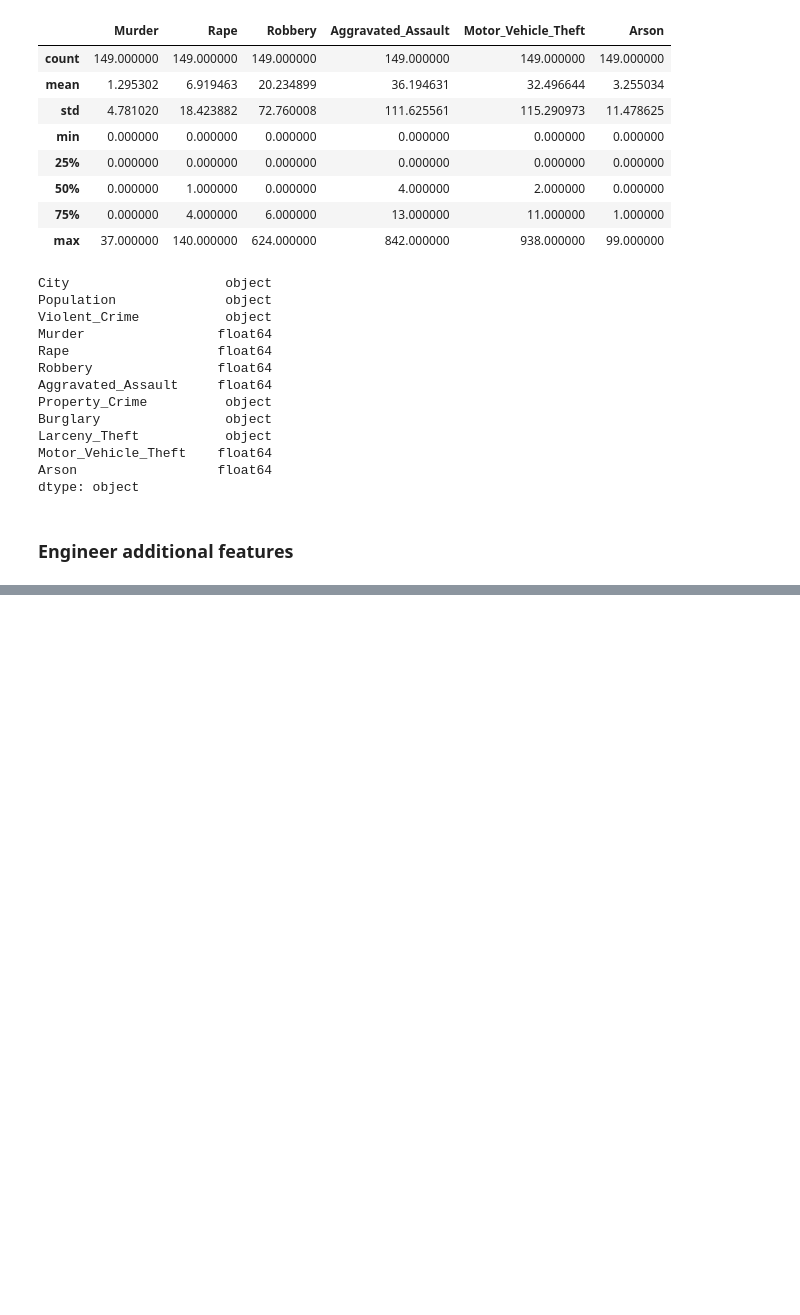
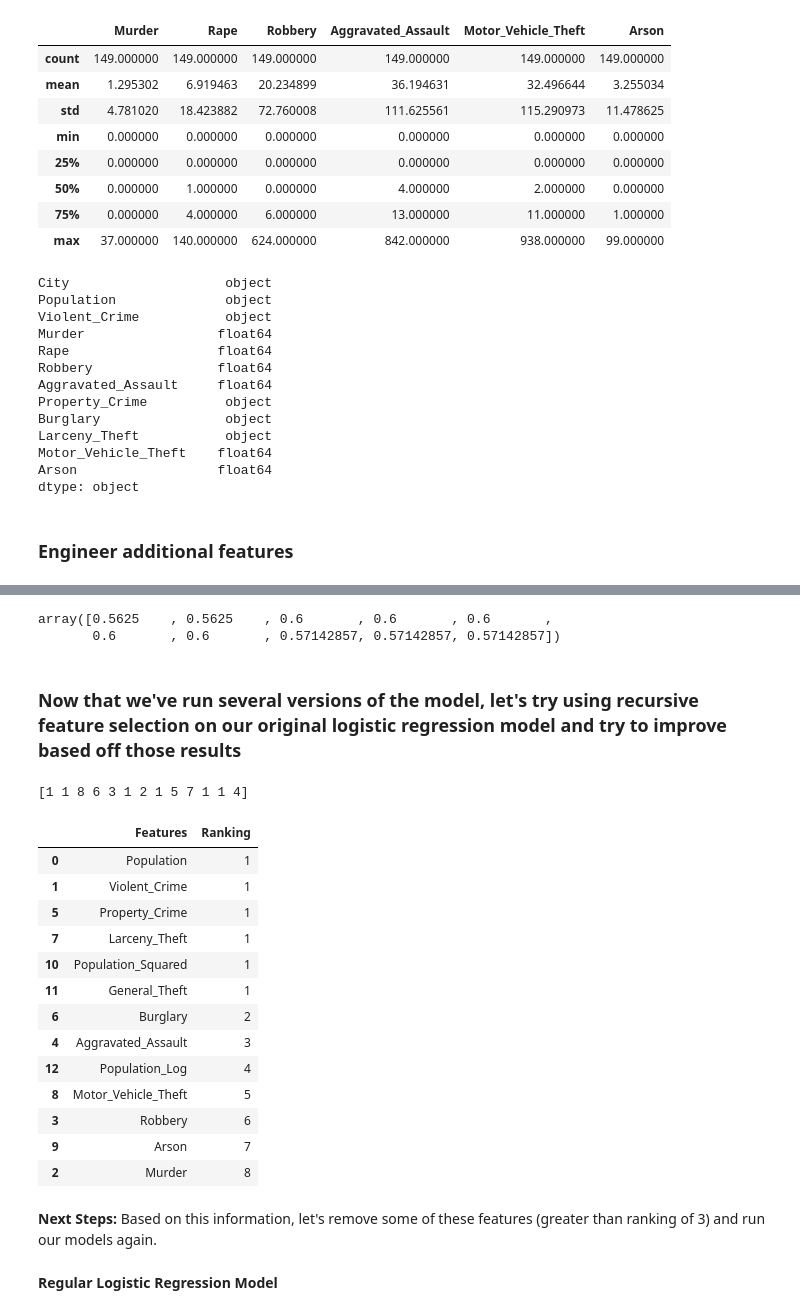
Before and after one commit to str007/Thinkful, a Jupyter notebook: Logistic, Ridge, Lasso Challenge.ipynb, the cells around one changed output, grey strips where cells are left out. Drawn from its saved outputs; the diff is of its cells as text; code cells hidden in the pictures; blank space fills up the shorter version.

```diff
--- a/Logistic, Ridge, Lasso Challenge.ipynb
+++ b/Logistic, Ridge, Lasso Challenge.ipynb
@@ -199,0 +150,26 @@ print(lr.score(X, y))
+# %%
+#Create dataframe slice for features
+va_crime_features = va_crime.iloc[:,1:len(va_crime.columns)]
+# %%
+#Drop rape from features dataframe
+va_crime_features.drop('Rape', axis=1, inplace=True)
+# %%
+# Declare a logistic regression classifier
+lr = LogisticRegression()
+Y = va_crime['Rape']
+X = va_crime_features
+
+# Fit the model.
+fit = lr.fit(X, Y)
+
+# Display.
+print('Coefficients')
+print(fit.coef_)
+print(fit.intercept_)
+pred_y_sklearn = lr.predict(X)
+
+print('\n Accuracy')
+print(pd.crosstab(pred_y_sklearn, Y))
+
+print('\n Percentage accuracy')
+print(str(lr.score(X, Y)*100) + '%')
@@ -199,0 +293,41 @@ print(lr.score(X, y))
+# %%
+#Cross-Validation
+
+display(cross_val_score(lr_ridge, va_crime_features, va_crime['Rape'], cv=10))
+# %% [output]
+array([0.5625    , 0.5625    , 0.6       , 0.6       , 0.6       ,
+       0.6       , 0.6       , 0.57142857, 0.57142857, 0.57142857])
+# %% [markdown]
+### Now that we've run several versions of the model, let's try using recursive feature selection on our original logistic regression model and try to improve based off those results
+# %%
+# Pass logistic regression model to the RFE constructor
+from sklearn.feature_selection import RFE
+
+selector = RFE(lr)
+selector = selector.fit(va_crime_features, va_crime['Rape'])
+# %%
+print(selector.ranking_)
+# %% [output]
+[1 1 8 6 3 1 2 1 5 7 1 1 4]
+# %%
+#Now turn into a dataframe so you can sort by rank
+
+rankings = pd.DataFrame({'Features': va_crime_features.columns, 'Ranking' : selector.ranking_})
+rankings.sort_values('Ranking')
+# %% [output]
+|  | Features | Ranking |
+| 0 | Population | 1 |
+| 1 | Violent_Crime | 1 |
+| 5 | Property_Crime | 1 |
+| 7 | Larceny_Theft | 1 |
+| 10 | Population_Squared | 1 |
+| 11 | General_Theft | 1 |
+| 6 | Burglary | 2 |
+| 4 | Aggravated_Assault | 3 |
+| 12 | Population_Log | 4 |
+| 8 | Motor_Vehicle_Theft | 5 |
+| 3 | Robbery | 6 |
+| 9 | Arson | 7 |
+| 2 | Murder | 8 |
+# %% [markdown]
+**Next Steps:** Based on this information, let's remove some of these features (greater than ranking of 3) and run our models again.
@@ -199,0 +337,2 @@ print(lr.score(X, y))
+# %% [markdown]
+**Regular Logistic Regression Model**
```
Also changed, not shown: parts of 43 cells of this notebook.
